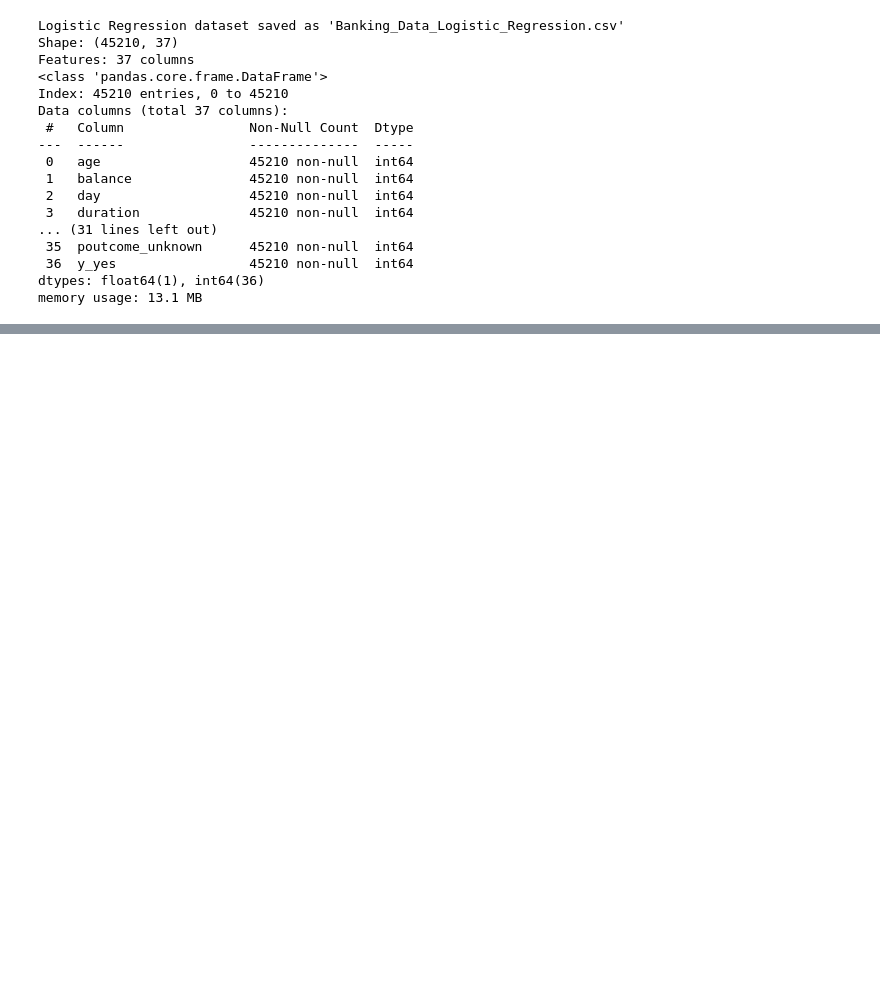
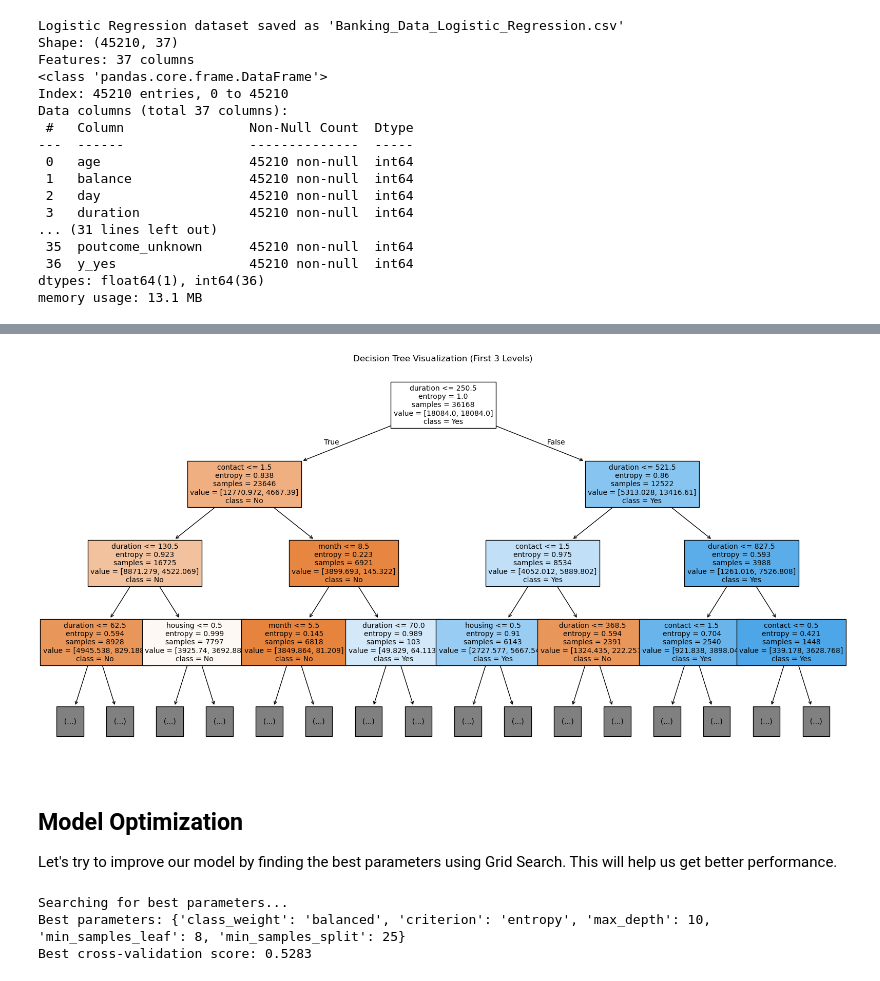
Before and after one commit to Dannie-1217/IAT461, a Jupyter notebook: IAT461_FinalProject.ipynb, the cells around one changed output, grey strips where cells are left out. Saved outputs shown, nothing was run; the diff lists cells and outputs as text; code cells hidden in the pictures; blank space fills up the shorter version.

```diff
--- a/IAT461_FinalProject.ipynb
+++ b/IAT461_FinalProject.ipynb
@@ -537,0 +788,49 @@ memory usage: 13.1 MB
+# %%
+from sklearn.tree import plot_tree
+
+# Plot the decision tree (only first few levels to keep it readable)
+plt.figure(figsize=(20, 10))
+plot_tree(dt_model,
+          feature_names=X.columns,
+          class_names=['No', 'Yes'],
+          filled=True,
+          max_depth=3,  # Only show first 3 levels
+          fontsize=10)
+plt.title('Decision Tree Visualization (First 3 Levels)')
+plt.show()
+# %% [output]
+[figure, added]
+# %% [markdown]
+## Model Optimization
+Let's try to improve our model by finding the best parameters using Grid Search. This will help us get better performance.
+# %%
+from sklearn.model_selection import GridSearchCV
+
+# Define parameter grid
+param_grid = {
+    'criterion': ['gini', 'entropy'],
+    'max_depth': [5, 7, 10, 12, 15],  # 扩大范围
+    'min_samples_split': [15, 20, 25, 30],
+    'min_samples_leaf': [5, 8, 10, 15],
+    'class_weight': ['balanced', None]
+}
+
+# Create grid search
+grid_search = GridSearchCV(
+    DecisionTreeClassifier(random_state=42),
+    param_grid,
+    cv=5,
+    scoring='f1',
+    n_jobs=-1
+)
+
+# Fit grid search
+print("Searching for best parameters...")
+grid_search.fit(X_train, y_train)
+
+print(f"Best parameters: {grid_search.best_params_}")
+print(f"Best cross-validation score: {grid_search.best_score_:.4f}")
+# %% [output]
+Searching for best parameters...
+Best parameters: {'class_weight': 'balanced', 'criterion': 'entropy', 'max_depth': 10, 'min_samples_leaf': 8, 'min_samples_split': 25}
+Best cross-validation score: 0.5283
```
Also changed, not shown: parts of 33 cells of this notebook, 1 other file.
